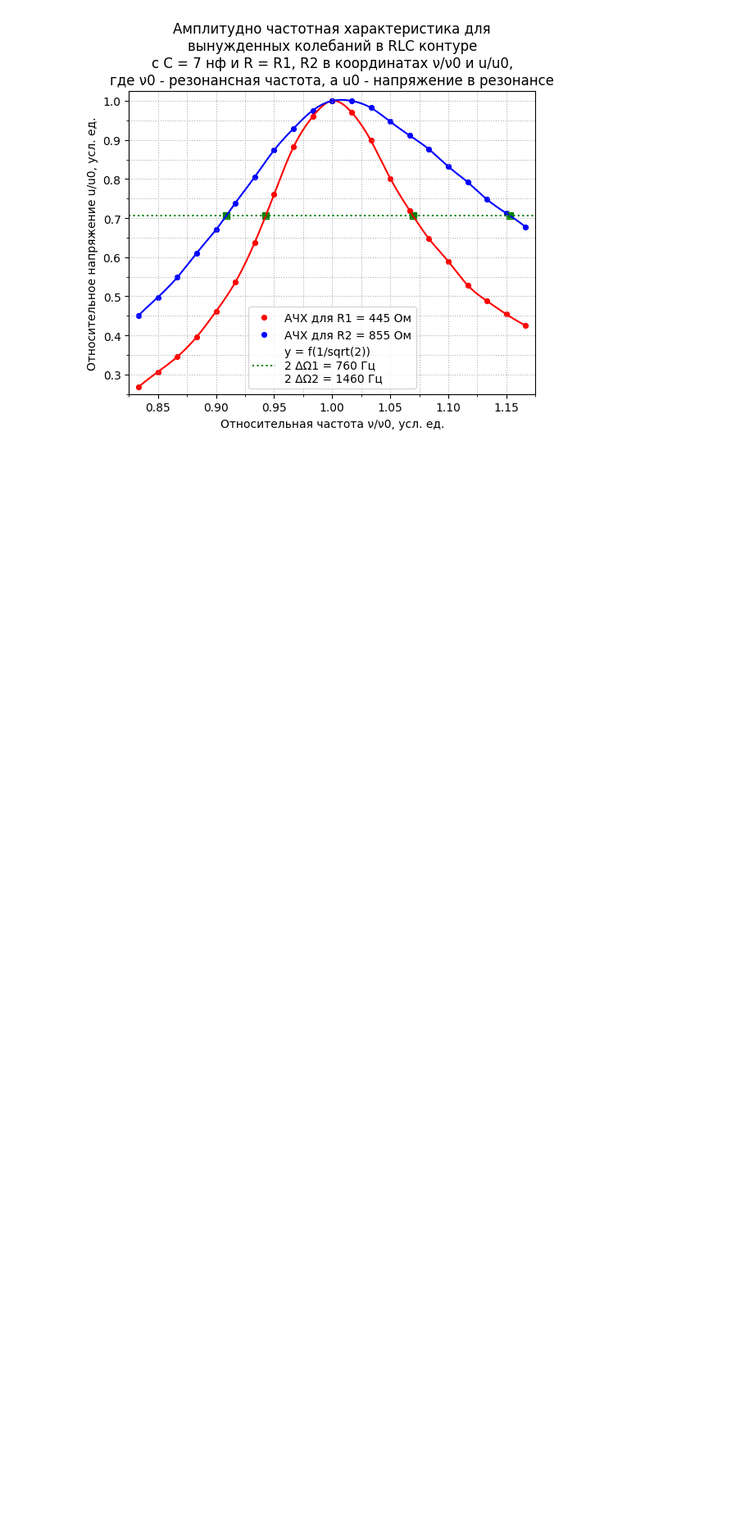
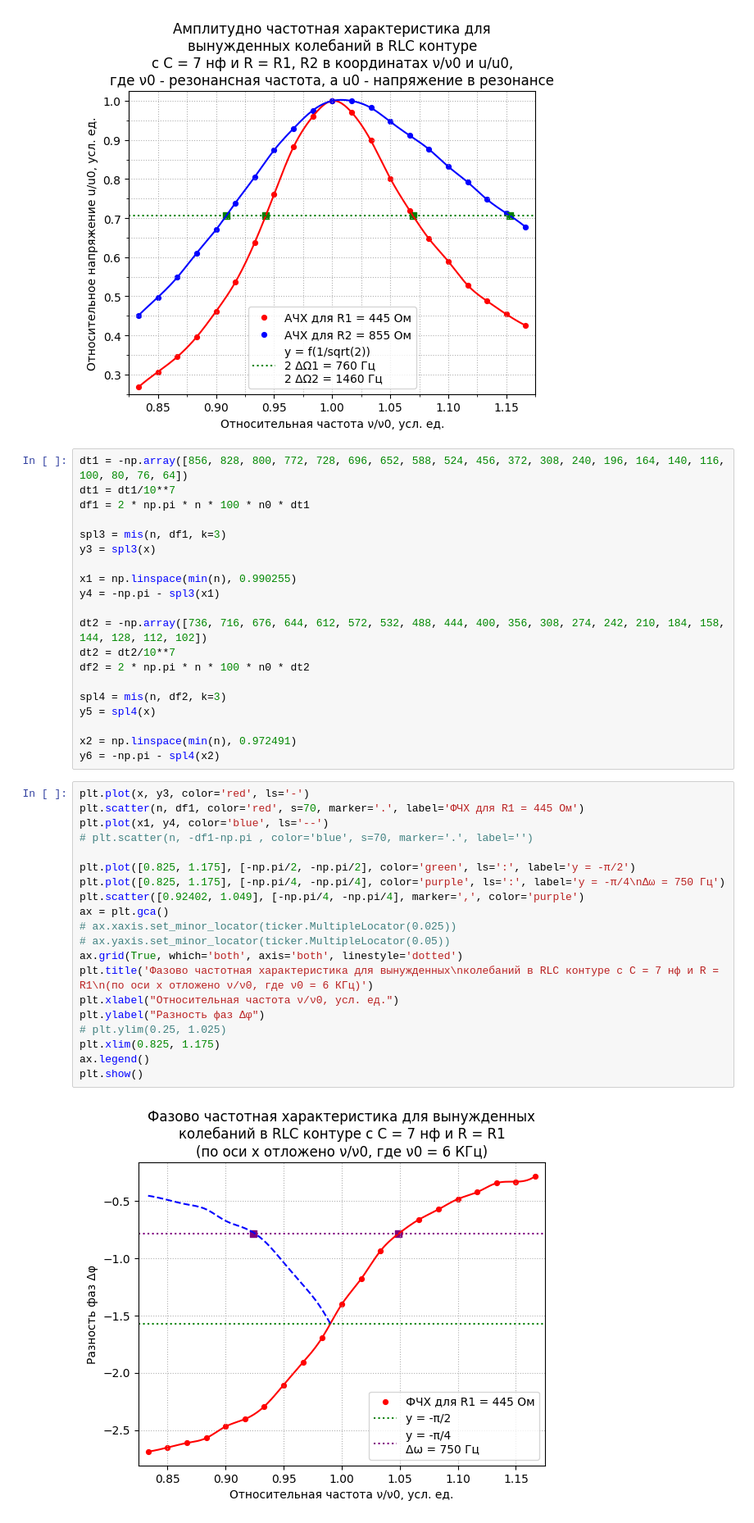
Before and after one commit to airavil/ObshePhis-Labs, a Jupyter notebook: Электричество и Магнетизм/3.2.4+3.2.5/obrabotka.ipynb, the cells around one changed output. Shown at 82% size. Cells and saved outputs as stored; diff of their text form; blank space fills up the shorter version.

```diff
--- a/Электричество и Магнетизм/3.2.4+3.2.5/obrabotka.ipynb
+++ b/Электричество и Магнетизм/3.2.4+3.2.5/obrabotka.ipynb
@@ -142,3 +142,45 @@ ax.legend()
 plt.show()
 # %% [output]
 [figure]
+# %%
+dt1 = -np.array([856, 828, 800, 772, 728, 696, 652, 588, 524, 456, 372, 308, 240, 196, 164, 140, 116, 100, 80, 76, 64])
+dt1 = dt1/10**7
+df1 = 2 * np.pi * n * 100 * n0 * dt1
+
+spl3 = mis(n, df1, k=3)
+y3 = spl3(x)
+
+x1 = np.linspace(min(n), 0.990255)
+y4 = -np.pi - spl3(x1)
+
+dt2 = -np.array([736, 716, 676, 644, 612, 572, 532, 488, 444, 400, 356, 308, 274, 242, 210, 184, 158, 144, 128, 112, 102])
+dt2 = dt2/10**7
+df2 = 2 * np.pi * n * 100 * n0 * dt2
+
+spl4 = mis(n, df2, k=3)
+y5 = spl4(x)
+
+x2 = np.linspace(min(n), 0.972491)
+y6 = -np.pi - spl4(x2)
+# %%
+plt.plot(x, y3, color='red', ls='-')
+plt.scatter(n, df1, color='red', s=70, marker='.', label='ФЧХ для R1 = 445 Ом')
+plt.plot(x1, y4, color='blue', ls='--')
+# plt.scatter(n, -df1-np.pi , color='blue', s=70, marker='.', label='')
+
+plt.plot([0.825, 1.175], [-np.pi/2, -np.pi/2], color='green', ls=':', label='y = -π/2')
+plt.plot([0.825, 1.175], [-np.pi/4, -np.pi/4], color='purple', ls=':', label='y = -π/4\nΔω = 750 Гц')
+plt.scatter([0.92402, 1.049], [-np.pi/4, -np.pi/4], marker=',', color='purple')
+ax = plt.gca()
+# ax.xaxis.set_minor_locator(ticker.MultipleLocator(0.025))
+# ax.yaxis.set_minor_locator(ticker.MultipleLocator(0.05))
+ax.grid(True, which='both', axis='both', linestyle='dotted')
+plt.title('Фазово частотная характеристика для вынужденных\nколебаний в RLC контуре с C = 7 нф и R = R1\n(по оси x отложено ν/ν0, где ν0 = 6 КГц)')
+plt.xlabel("Относительная частота ν/ν0, усл. ед.")
+plt.ylabel("Разность фаз Δφ")
+# plt.ylim(0.25, 1.025)
+plt.xlim(0.825, 1.175)
+ax.legend()
+plt.show()
+# %% [output]
+[figure, added]
```
Also changed, not shown: parts of 3 cells of this notebook, 1 other file.
